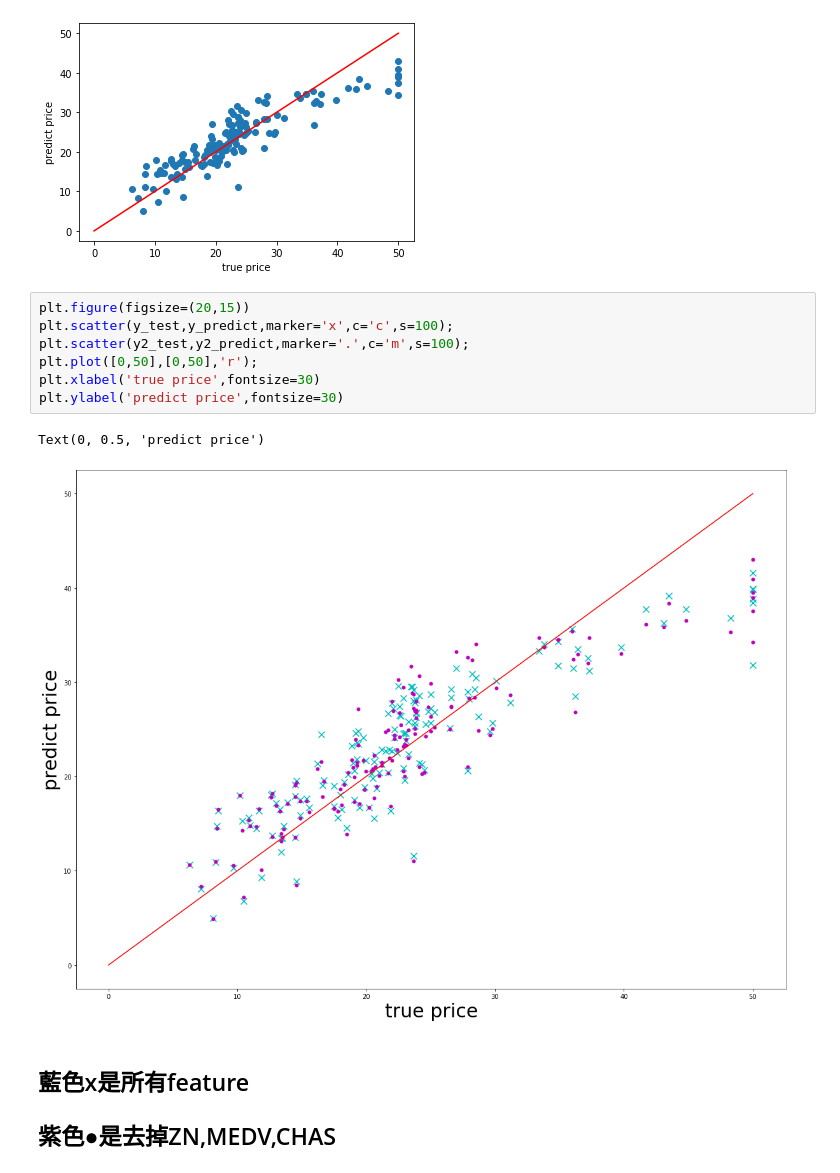
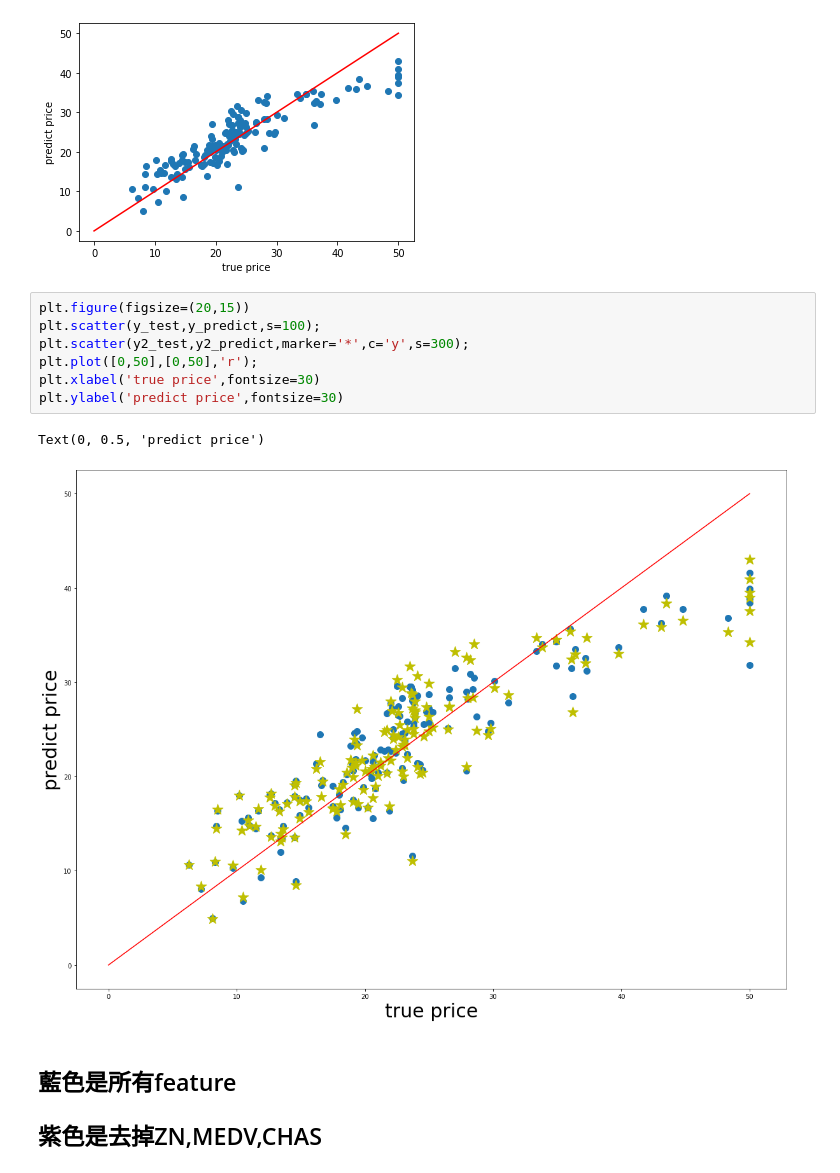
Before and after one commit to ivan1003hsu/python-work, a Jupyter notebook: 波士頓房價預測.ipynb, the cells around one changed output. Cells and saved outputs as stored; diff of their text form.

```diff
--- a/波士頓房價預測.ipynb
+++ b/波士頓房價預測.ipynb
@@ -128,14 +128,14 @@ Text(0, 0.5, 'predict price')
 [figure]
 # %%
 plt.figure(figsize=(20,15))
-plt.scatter(y_test,y_predict,marker='x',c='c',s=100);
-plt.scatter(y2_test,y2_predict,marker='.',c='m',s=100);
+plt.scatter(y_test,y_predict,s=100);
+plt.scatter(y2_test,y2_predict,marker='*',c='y',s=300);
 plt.plot([0,50],[0,50],'r');
 plt.xlabel('true price',fontsize=30)
 plt.ylabel('predict price',fontsize=30)
 # %% [output]
 Text(0, 0.5, 'predict price')
-[figure, old version]
+[figure, new version]
 # %% [markdown]
-## 藍色x是所有feature
-## 紫色●是去掉ZN,MEDV,CHAS
+## 藍色是所有feature
+## 紫色是去掉ZN,MEDV,CHAS
```
